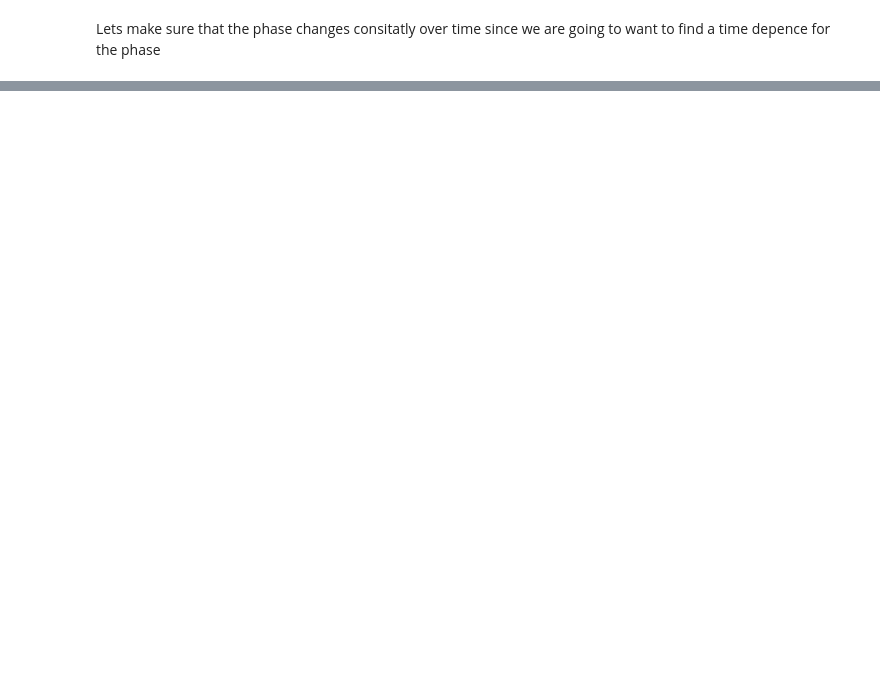
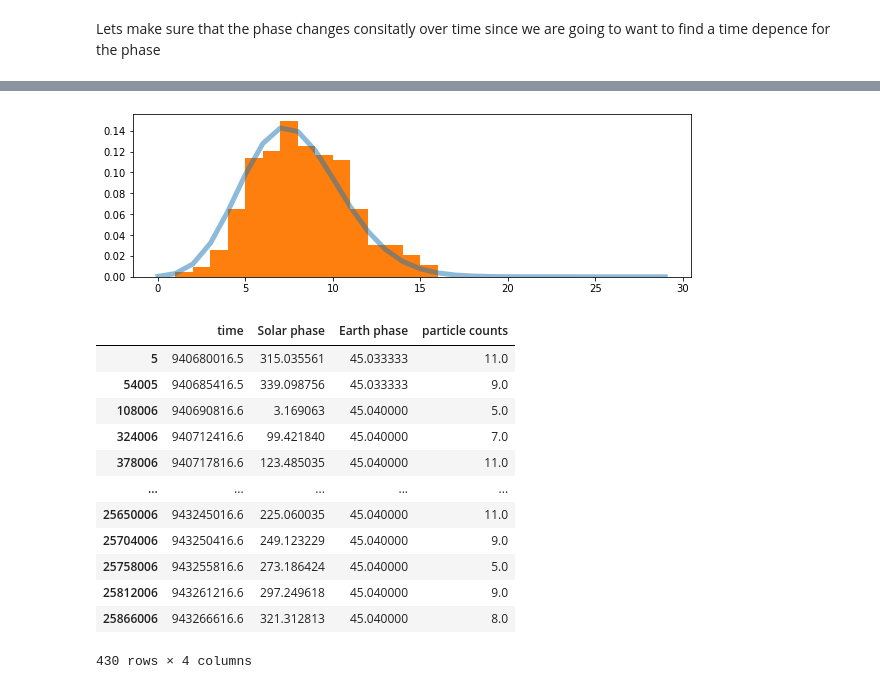
Before and after one commit to GammasBox/phys434Lab, a Jupyter notebook: Lab4.ipynb, the cells around one changed output, grey strips where cells are left out. Drawn from its saved outputs; the diff is of its cells as text; code cells hidden in the pictures; blank space fills up the shorter version.

```diff
--- a/Lab4.ipynb
+++ b/Lab4.ipynb
@@ -144,0 +188,2 @@ bins = np.delete(bins, 0)
+# %%
+pd.set_option('display.max_rows', 100, "display.max_columns", None)
@@ -144,0 +212,33 @@ bins = np.delete(bins, 0)
+# %%
+n=5
+
+
+D = Data[(Data["Earth phase"] < Data.at[n+1,'Earth phase'])]
+D = D[(D["Earth phase"] >= Data.at[n,'Earth phase'])]
+len(D)
+
+mu=D.mean()
+mu[3]
+
+fig, ax = plt.subplots(1,1)
+x = np.arange(0,30,1)
+ax.plot(x,stats.poisson.pmf(x,mu[3],loc=0), linewidth = 5, alpha = .5)
+
+plt.hist(D['particle counts'], bins=15, density=True)
+plt.show()
+D
+# %% [output]
+[figure, added]
+|  | time | Solar phase | Earth phase | particle counts |
+| 5 | 940680016.5 | 315.035561 | 45.033333 | 11.0 |
+| 54005 | 940685416.5 | 339.098756 | 45.033333 | 9.0 |
+| 108006 | 940690816.6 | 3.169063 | 45.040000 | 5.0 |
+| 324006 | 940712416.6 | 99.421840 | 45.040000 | 7.0 |
+| 378006 | 940717816.6 | 123.485035 | 45.040000 | 11.0 |
+| ... | ... | ... | ... | ... |
+| 25650006 | 943245016.6 | 225.060035 | 45.040000 | 11.0 |
+| 25704006 | 943250416.6 | 249.123229 | 45.040000 | 9.0 |
+| 25758006 | 943255816.6 | 273.186424 | 45.040000 | 5.0 |
+| 25812006 | 943261216.6 | 297.249618 | 45.040000 | 9.0 |
+| 25866006 | 943266616.6 | 321.312813 | 45.040000 | 8.0 |
+430 rows × 4 columns
```
Also changed, not shown: parts of 26 cells of this notebook.
